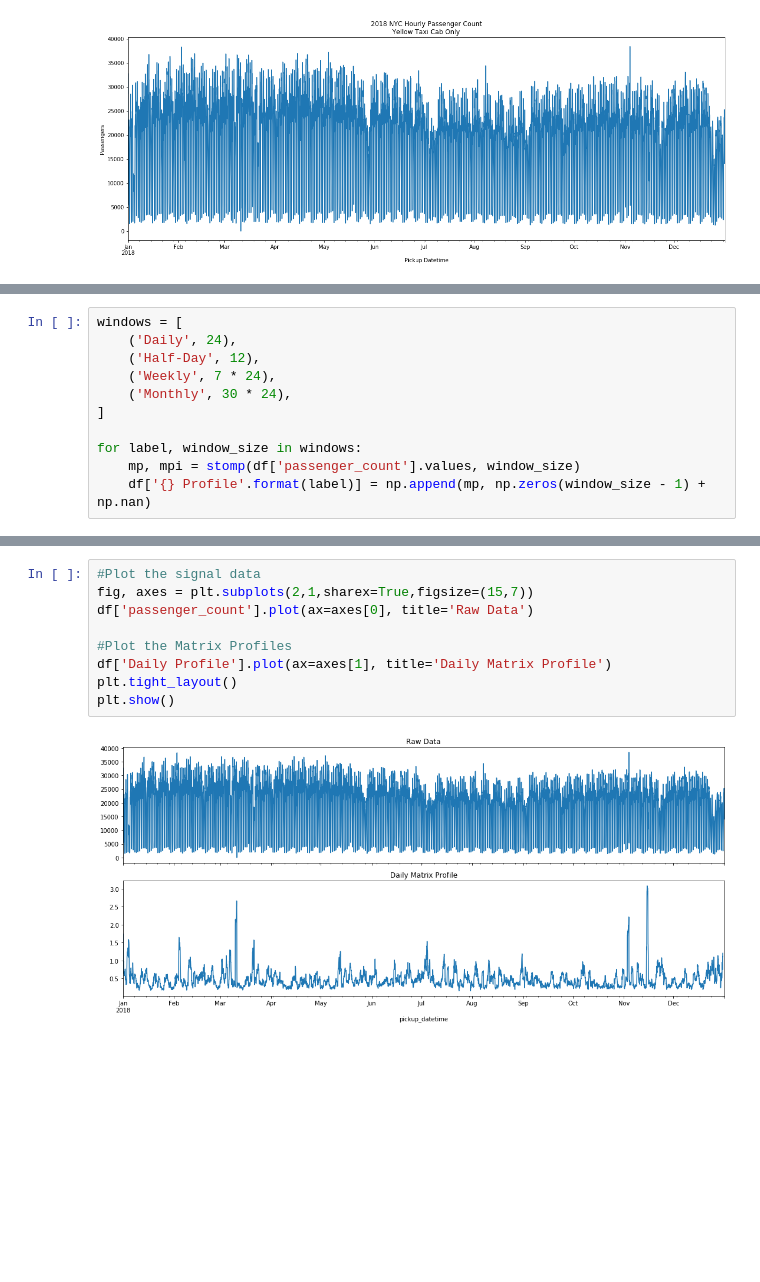
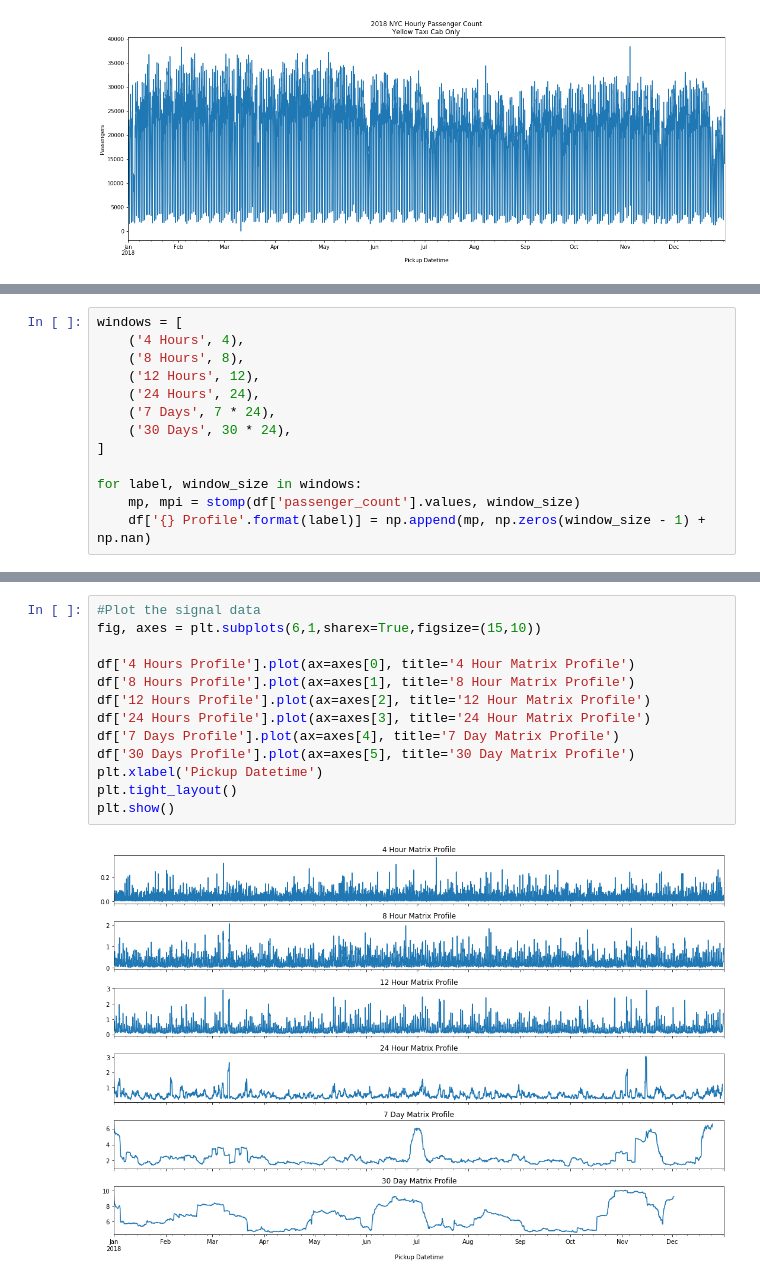
Before and after one commit to matrix-profile-foundation/article-matrix-profile-intro, a Jupyter notebook: Matrix Profile Example.ipynb, the cells around one changed output, grey strips where cells are left out. Drawn from its saved outputs; the diff is of its cells as text; blank space fills up the shorter version.

```diff
--- a/Matrix Profile Example.ipynb
+++ b/Matrix Profile Example.ipynb
@@ -37,9 +72,11 @@ plt.show()
 # %%
 windows = [
-    ('Daily', 24),
-    ('Half-Day', 12),
-    ('Weekly', 7 * 24),
-    ('Monthly', 30 * 24),
+    ('4 Hours', 4),
+    ('8 Hours', 8),
+    ('12 Hours', 12),
+    ('24 Hours', 24),
+    ('7 Days', 7 * 24),
+    ('30 Days', 30 * 24),
 ]
 
 for label, window_size in windows:
@@ -48,11 +89,15 @@ for label, window_size in windows:
 # %%
 #Plot the signal data
-fig, axes = plt.subplots(2,1,sharex=True,figsize=(15,7))
-df['passenger_count'].plot(ax=axes[0], title='Raw Data')
+fig, axes = plt.subplots(6,1,sharex=True,figsize=(15,10))
 
-#Plot the Matrix Profiles
-df['Daily Profile'].plot(ax=axes[1], title='Daily Matrix Profile')
+df['4 Hours Profile'].plot(ax=axes[0], title='4 Hour Matrix Profile')
+df['8 Hours Profile'].plot(ax=axes[1], title='8 Hour Matrix Profile')
+df['12 Hours Profile'].plot(ax=axes[2], title='12 Hour Matrix Profile')
+df['24 Hours Profile'].plot(ax=axes[3], title='24 Hour Matrix Profile')
+df['7 Days Profile'].plot(ax=axes[4], title='7 Day Matrix Profile')
+df['30 Days Profile'].plot(ax=axes[5], title='30 Day Matrix Profile')
+plt.xlabel('Pickup Datetime')
 plt.tight_layout()
 plt.show()
 # %% [output]
-[figure, old version]
+[figure, new version]
```
Also changed, not shown: parts of 18 cells of this notebook.
